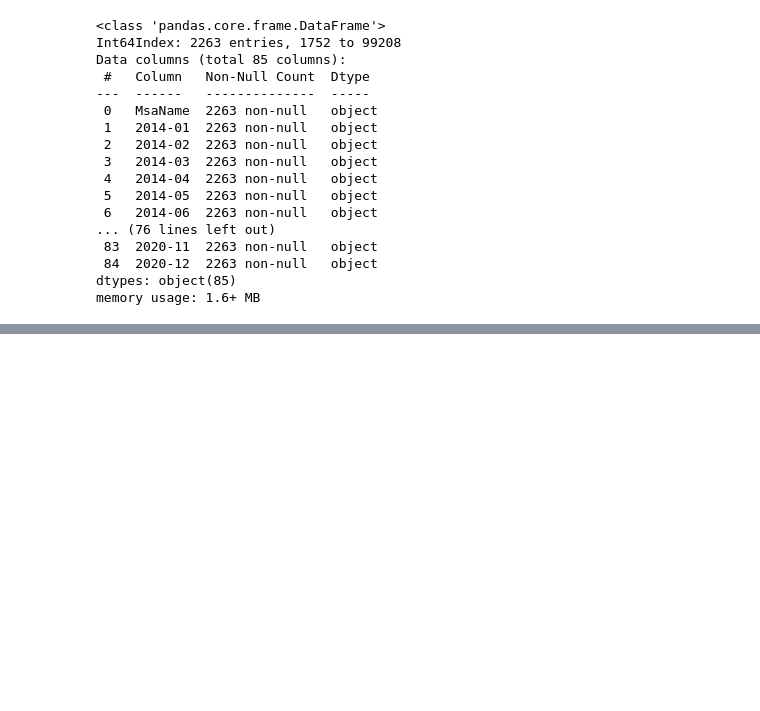
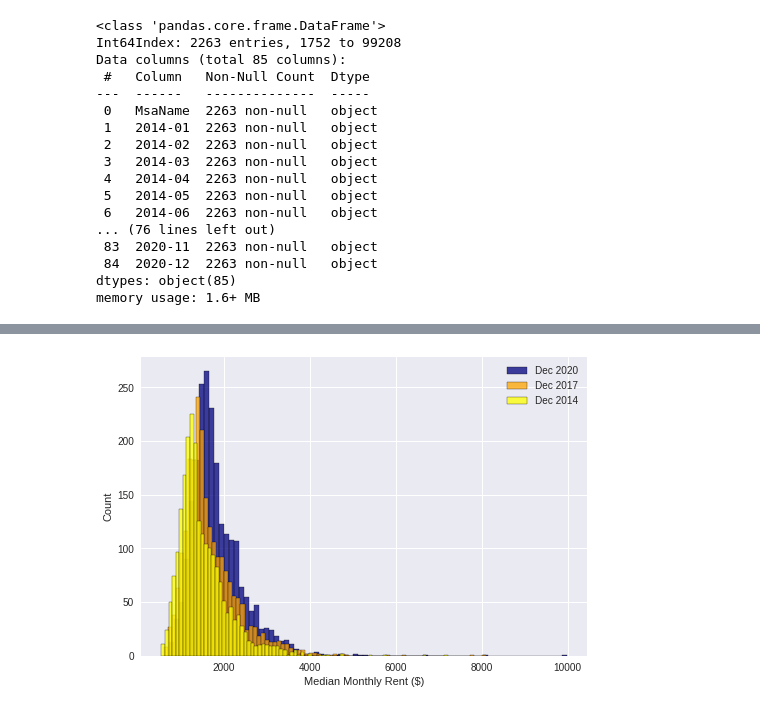
Before and after one commit to dcnarch/RentPricePredict, a Jupyter notebook: RentPricePredict.ipynb, the cells around one changed output, grey strips where cells are left out. Saved outputs shown, nothing was run; the diff lists cells and outputs as text; code cells hidden in the pictures; blank space fills up the shorter version.

```diff
--- a/RentPricePredict.ipynb
+++ b/RentPricePredict.ipynb
@@ -239,0 +276,9 @@ Now we're good to go and ready to start visualizing our data!
+# %%
+# Let's look at an overlaid plot to see the difference over time, from end of the years 2014, 2017 and 2020
+sns.histplot(rents_drop['2020-12'], color = 'navy', label = 'Dec 2020', bins = 80)
+sns.histplot(rents_drop['2017-12'], color = 'orange', label = 'Dec 2017', bins = 80)
+sns.histplot(rents_drop['2014-12'], color = 'yellow', label = 'Dec 2014', bins = 80)
+plt.xlabel('Median Monthly Rent ($)')
+plt.legend();
+# %% [output]
+[figure, added]
```
Also changed, not shown: parts of 32 cells of this notebook.
